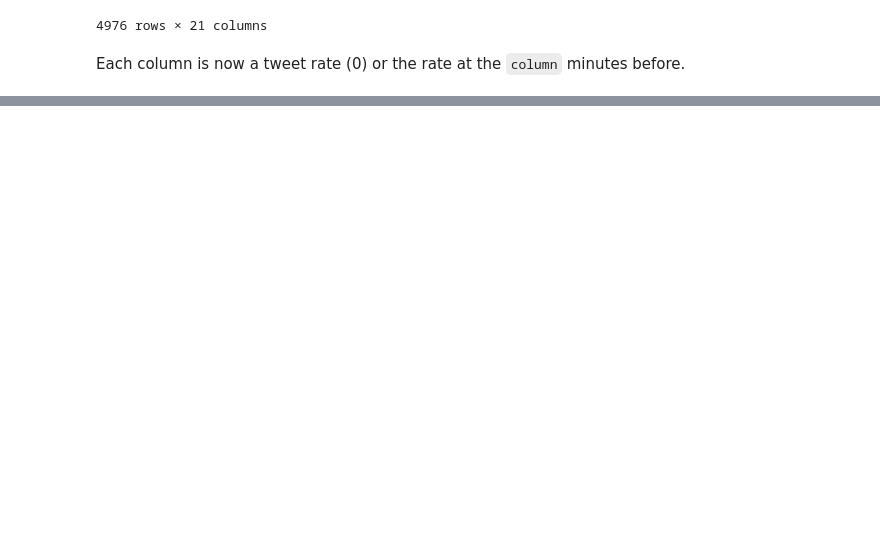
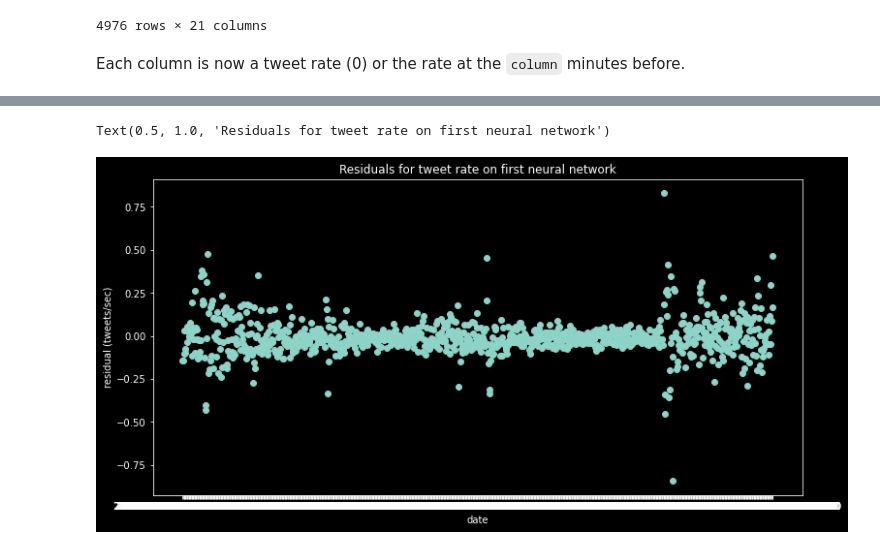
Before and after one commit to dtersegno/capstone, a Jupyter notebook: model/2_simple_nn.ipynb, the cells around one changed output, grey strips where cells are left out. Saved outputs shown, nothing was run; the diff lists cells and outputs as text; code cells hidden in the pictures; blank space fills up the shorter version.

```diff
--- a/model/2_simple_nn.ipynb
+++ b/model/2_simple_nn.ipynb
@@ -184,0 +226,11 @@ plt.plot(results)
+# %%
+# look at residuals
+
+plt.figure(figsize = (12,6))
+plt.scatter(y_test.index, y_test - results)
+plt.xlabel('date')
+plt.ylabel('residual (tweets/sec)')
+plt.title('Residuals for tweet rate on first neural network');
+# %% [output]
+Text(0.5, 1.0, 'Residuals for tweet rate on first neural network')
+[figure, added]
```
Also changed, not shown: parts of 18 cells of this notebook.
